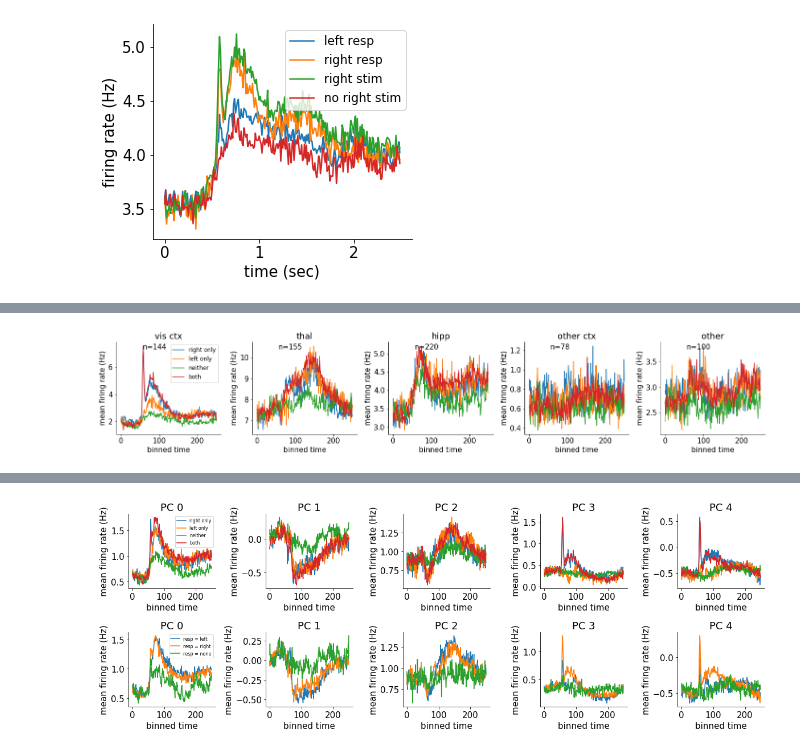
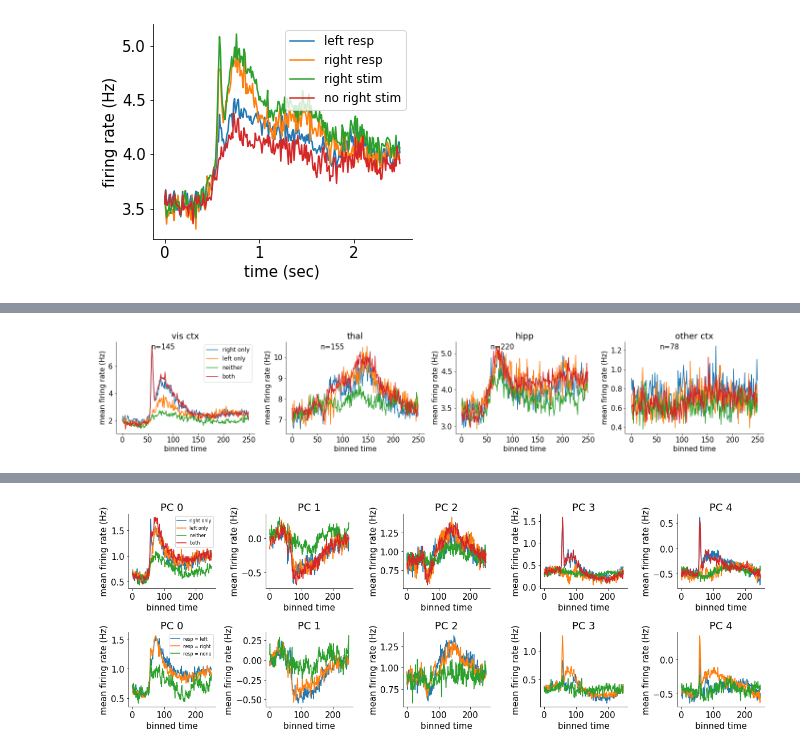
Before and after one commit to EmiliosIsaias/RattusDeus, a Jupyter notebook: Project_Notebook.ipynb, the cells around one changed output, grey strips where cells are left out. Drawn from its saved outputs; the diff is of its cells as text; code cells hidden in the pictures.

```diff
--- a/Project_Notebook.ipynb
+++ b/Project_Notebook.ipynb
@@ -27,8 +29,9 @@ for j in range(2):
 #@title Data loading
 import numpy as np
 
-alldat = np.load('steinmetz_NMA_part1.npz', allow_pickle=True)['dat']
-alldat = np.hstack((alldat, np.load('steinmetz_NMA_part2.npz', allow_pickle=True)['dat']))
+alldat = np.array([])
+for j in range(len(fname)):
+  alldat = np.hstack((alldat, np.load('steinmetz_part%d.npz'%j, allow_pickle=True)['dat']))
 
 # select just one of the recordings here. 11 is nice because it has some neurons in vis ctx.
 dat = alldat[11]
@@ -77,20 +89,20 @@ ax.set(xlabel  = 'time (sec)', ylabel = 'firing rate (Hz)');
 # %% [output]
 [figure]
 # %%
-#@title groupings of brain regions
-regions = ["vis ctx", "thal", "hipp", "other ctx", "other"]
+# groupings of brain regions
+regions = ["vis ctx", "thal", "hipp", "other ctx", "midbrain", "basal ganglia", "cortical subplate", "other"]
 brain_groups = [["VISa", "VISam", "VISl", "VISp", "VISpm", "VISrl"], # visual cortex
                 ["CL", "LD", "LGd", "LH", "LP", "MD", "MG", "PO", "POL", "PT", "RT", "SPF", "TH", "VAL", "VPL", "VPM"], # thalamus
                 ["CA", "CA1", "CA2", "CA3", "DG", "SUB", "POST"], # hippocampal
                 ["ACA", "AUD", "COA", "DP", "ILA", "MOp", "MOs", "OLF", "ORB", "ORBm", "PIR", "PL", "SSp", "SSs", "RSP"," TT"], # non-visual cortex
-               ]
+                ["APN", "IC", "MB", "MRN", "NB", "PAG", "RN", "SCs", "SCm", "SCig", "SCsg", "ZI"], # midbrain
+                ["ACB", "CP", "GPe", "LS", "LSc", "LSr", "MS", "OT", "SNr", "SI"], # basal ganglia
+                ["BLA", "BMA", "EP", "EPd", "MEA"] # cortical subplate
+                ]
 
-# not in this animals (but in others on figshare)
-#  ["APN", "IC", "MB", "MRN", "NB", "PAG", "RN", "SCs", "SCm", "SCig", "SCsg", "ZI"], # midbrain
-#  ["ACB", "CP", "GPe", "LS", "LSc", "LSr", "MS", "OT", "SNr", "SI"], # basal ganglia
-#  ["BLA", "BMA", "EP", "EPd", "MEA"] # cortical subplate
-
+nareas = 4 # only the top 4 regions are in this particular mouse
 NN = len(dat['brain_area']) # number of neurons
-barea = len(brain_groups) * np.ones(NN, ) # last one is "other"
-for j in range(len(brain_groups)):
+barea = nareas * np.ones(NN, ) # last one is "other"
+for j in range(nareas):
   barea[np.isin(dat['brain_area'], brain_groups[j])] = j # assign a number to each region
+print(barea)
@@ -130,5 +182,0 @@ ValueError: The truth value of an array with more than one element is ambiguous.
-# %%
-ax = plt.subplot(1,5,1)
-plt.plot(dat['pupil'][0, :].mean(0));
-ax.set(ylabel='pupil area', xlabel = 'binned time', title='Pupil dynamics')
-plt.show()
@@ -137,22 +183,19 @@ plt.show()
 # %%
 #@title plots by brain region and visual conditions
-for j in range(len(brain_groups)+1):
-  ax = plt.subplot(1,len(brain_groups)+1,j+1)
-  plt.title(regions[j])
+for j in range(nareas):
+  ax = plt.subplot(1,nareas,j+1)
 
   plt.plot(1/dt *  dat['spks'][barea==j][:,np.logical_and(vis_left==0, vis_right>0)].mean(axis=(0,1)))
   plt.plot(1/dt *  dat['spks'][barea==j][:,np.logical_and(vis_left>0 , vis_right==0)].mean(axis=(0,1)))
   plt.plot(1/dt *  dat['spks'][barea==j][:,np.logical_and(vis_left==0 , vis_right==0)].mean(axis=(0,1)))
   plt.plot(1/dt *  dat['spks'][barea==j][:,np.logical_and(vis_left>0, vis_right>0)].mean(axis=(0,1)))
   plt.text(.25, .92, 'n=%d'%np.sum(barea==j), transform=ax.transAxes)
 
   if j==0:
     plt.legend(['right only', 'left only', 'neither', 'both'], fontsize=12)
-  ax.set(xlabel = 'binned time', ylabel = 'mean firing rate (Hz)')
-  #plt.plot(dat['spks_20ms'][barea==j][:,vis_right>0].mean(axis=(0,1)))
-  #plt.plot(dat['spks_20ms'][barea==j][:,vis_right==0].mean(axis=(0,1)))
+  ax.set(xlabel = 'binned time', ylabel = 'mean firing rate (Hz)', title = regions[j])
 # %% [output]
-[figure, old version]
+[figure, new version]
 # %%
 #@title plots by brain region and response type
 for j in range(len(brain_groups)+1):
```
Also changed, not shown: parts of 11 cells of this notebook.
